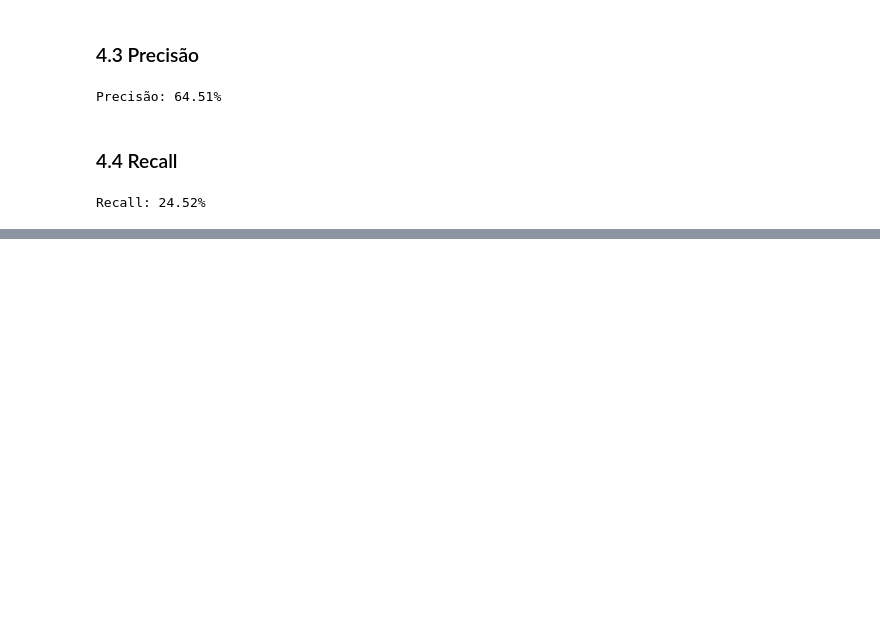
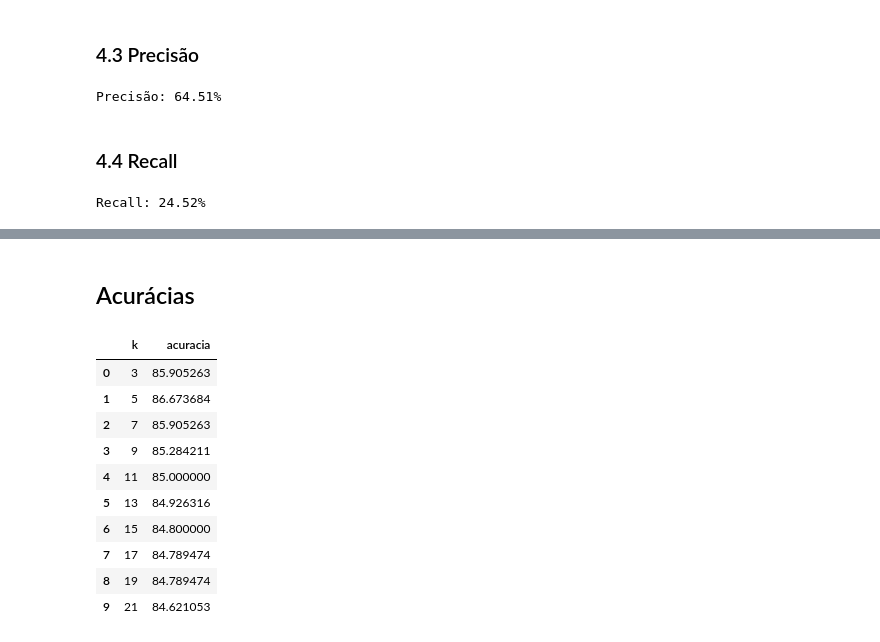
Before and after one commit to cglima/fundamentos-ml, a Jupyter notebook: notebooks/classificacao-knn.ipynb, the cells around one changed output, grey strips where cells are left out. Drawn from its saved outputs; the diff is of its cells as text; code cells hidden in the pictures; blank space fills up the shorter version.

```diff
--- a/notebooks/classificacao-knn.ipynb
+++ b/notebooks/classificacao-knn.ipynb
@@ -160,0 +191,56 @@ Recall: 24.52%
+# %%
+k = 11
+knn_classifier = KNeighborsClassifier(n_neighbors=k)
+
+knn_classifier.fit(x_train, y_train)
+y_pred_11 = knn_classifier.predict(x_train)
+mt.confusion_matrix(y_train, y_pred_11)
+acuracia_11 = mt.accuracy_score(y_train, y_pred_11)*100
+# %%
+k = 13
+knn_classifier = KNeighborsClassifier(n_neighbors=k)
+
+knn_classifier.fit(x_train, y_train)
+y_pred_13 = knn_classifier.predict(x_train)
+mt.confusion_matrix(y_train, y_pred_13)
+acuracia_13 = mt.accuracy_score(y_train, y_pred_13)*100
+# %%
+def treinar_knn(k, x_train, y_train):
+    """
+    Função para treinar o modelo KNN
+    :param k: número de vizinhos
+    :param x_train: features de treinamento
+    :param y_train: label de treinamento
+    :return: acurácia do modelo
+    """
+    knn_classifier = KNeighborsClassifier(n_neighbors=k)
+    knn_classifier.fit(x_train, y_train)
+    y_pred = knn_classifier.predict(x_train)
+    acuracia = mt.accuracy_score(y_train, y_pred)*100
+    return acuracia
+# %%
+#treinando o modelo com diferentes valores de k
+knn_11 = treinar_knn(11, x_train, y_train)
+knn_13 = treinar_knn(13, x_train, y_train)
+knn_15 = treinar_knn(15, x_train, y_train)
+knn_17 = treinar_knn(17, x_train, y_train)
+knn_19 = treinar_knn(19, x_train, y_train)
+knn_21 = treinar_knn(21, x_train, y_train)
+# %% [markdown]
+## Acurácias
+# %%
+df_acuracia = pd.DataFrame({'k': [3, 5, 7, 9, 11, 13, 15, 17, 19, 21],
+                            'acuracia': [acuracia_3, acuracia_5, acuracia_7, acuracia_9, knn_11, knn_13, knn_15, knn_17, knn_19, knn_21]})
+df_acuracia
+# %% [output]
+|  | k | acuracia |
+| 0 | 3 | 85.905263 |
+| 1 | 5 | 86.673684 |
+| 2 | 7 | 85.905263 |
+| 3 | 9 | 85.284211 |
+| 4 | 11 | 85.000000 |
+| 5 | 13 | 84.926316 |
+| 6 | 15 | 84.800000 |
+| 7 | 17 | 84.789474 |
+| 8 | 19 | 84.789474 |
+| 9 | 21 | 84.621053 |
```
Also changed, not shown: parts of 15 cells of this notebook.
